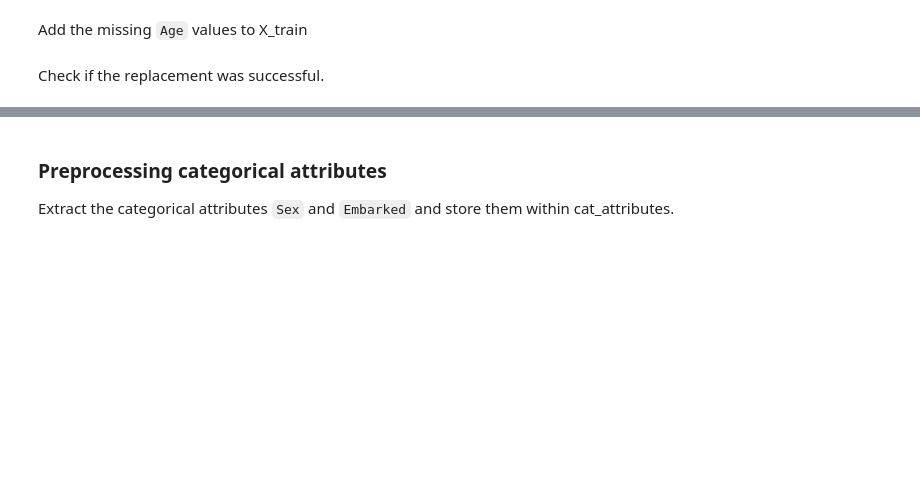
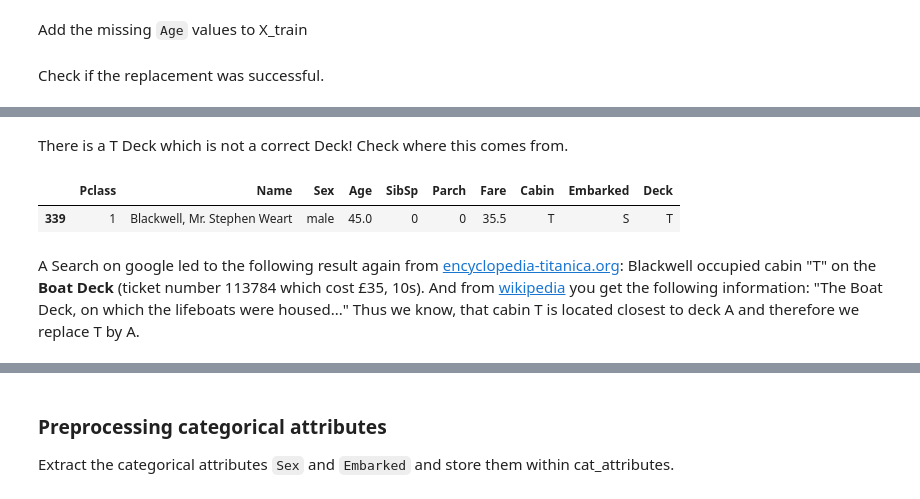
Before and after one commit to faberfred/kaggle, a Jupyter notebook: titanic/titanic_v2.ipynb, the cells around one changed output, grey strips where cells are left out. Cells and saved outputs as stored; diff of their text form; code cells hidden in the pictures; blank space fills up the shorter version.

```diff
--- a/titanic/titanic_v2.ipynb
+++ b/titanic/titanic_v2.ipynb
@@ -368,0 +300,3 @@ Missing values within Embarked: 0
+# %%
+X_train['Deck'] = X_train.Cabin.str.get(0)
+X_train['Deck'] = X_train['Deck'].fillna('MISSING')
@@ -368,0 +323,9 @@ Missing values within Embarked: 0
+# %% [markdown]
+There is a T Deck which is not a correct Deck! Check where this comes from.
+# %%
+X_train[X_train.Deck == 'T']
+# %% [output]
+|  | Pclass | Name | Sex | Age | SibSp | Parch | Fare | Cabin | Embarked | Deck |
+| 339 | 1 | Blackwell, Mr. Stephen Weart | male | 45.0 | 0 | 0 | 35.5 | T | S | T |
+# %% [markdown]
+A Search on google led to the following result again from [encyclopedia-titanica.org](https://www.encyclopedia-titanica.org/titanic-victim/stephen-weart-blackwell.html): Blackwell occupied cabin "T" on the **Boat Deck** (ticket number 113784 which cost £35, 10s). And from [wikipedia](https://en.wikipedia.org/wiki/RMS_Titanic) you get the following information: "The Boat Deck, on which the lifeboats were housed..." Thus we know, that cabin T is located closest to deck A and therefore we replace T by A.
```
Also changed, not shown: parts of 17 cells of this notebook.
